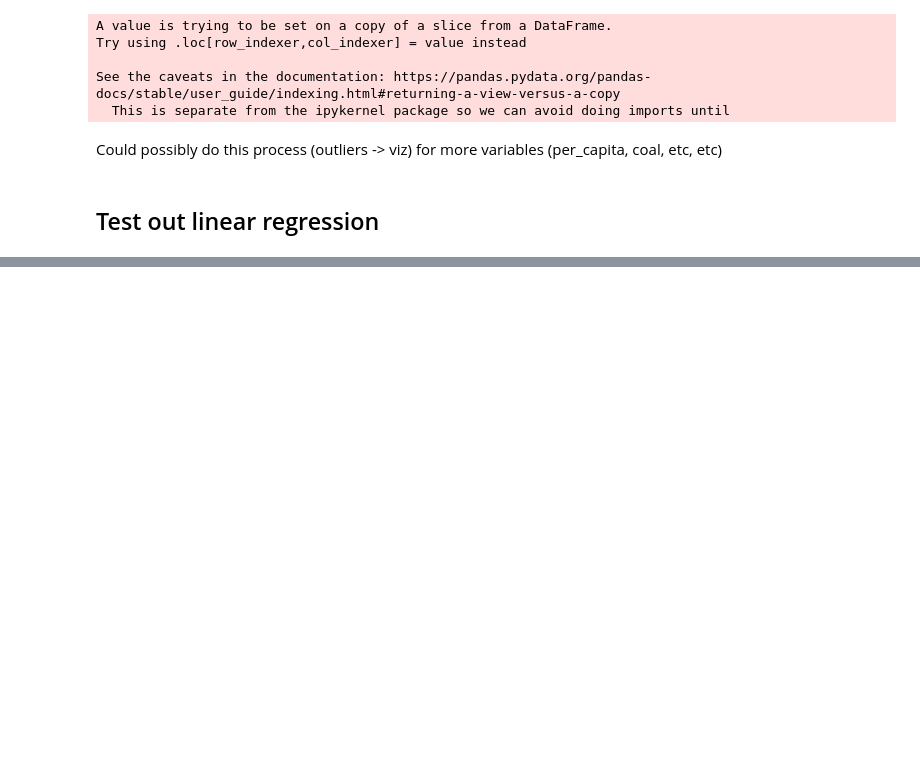
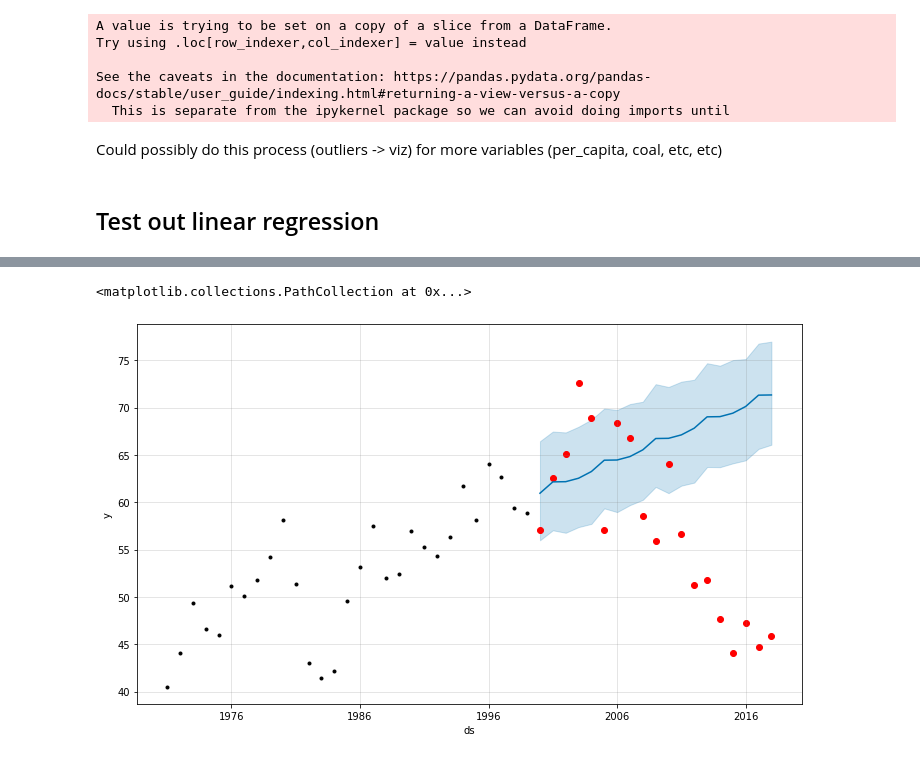
Before and after one commit to AayushKucheria/Reaktor-Communicating-Climate-Change, a Jupyter notebook: Data exploration.ipynb, the cells around one changed output, grey strips where cells are left out. Saved outputs shown, nothing was run; the diff lists cells and outputs as text; code cells hidden in the pictures; blank space fills up the shorter version.

Commit message:
Facebook Prophet tested. Saved directly from Google Colaboratory.

```diff
--- a/Data exploration.ipynb
+++ b/Data exploration.ipynb
@@ -437,0 +370,17 @@ plt.colorbar(points).set_label("GDP per capita")
+# %%
+import fbprophet
+
+train_data = training[["year", "co2"]]
+train_data["year"] = pd.to_datetime(train_data["year"], format="%Y")
+train_data.columns = ["ds","y"]
+
+test_data = pd.DataFrame(pd.to_datetime(test["year"], format= "%Y"))
+test_data.columns = ["ds"]
+
+
+model = fbprophet.Prophet()
+model.fit(train_data)
+
+forecast = model.predict(test_data)
+
+forecast.head(3)
@@ -437,0 +400,6 @@ plt.colorbar(points).set_label("GDP per capita")
+# %%
+fig = model.plot(forecast)
+plt.scatter( x = test_data.ds, y = test["co2"], c="red")
+# %% [output]
+<matplotlib.collections.PathCollection at 0x...>
+[figure, added]
```
Also changed, not shown: parts of 11 cells of this notebook.
